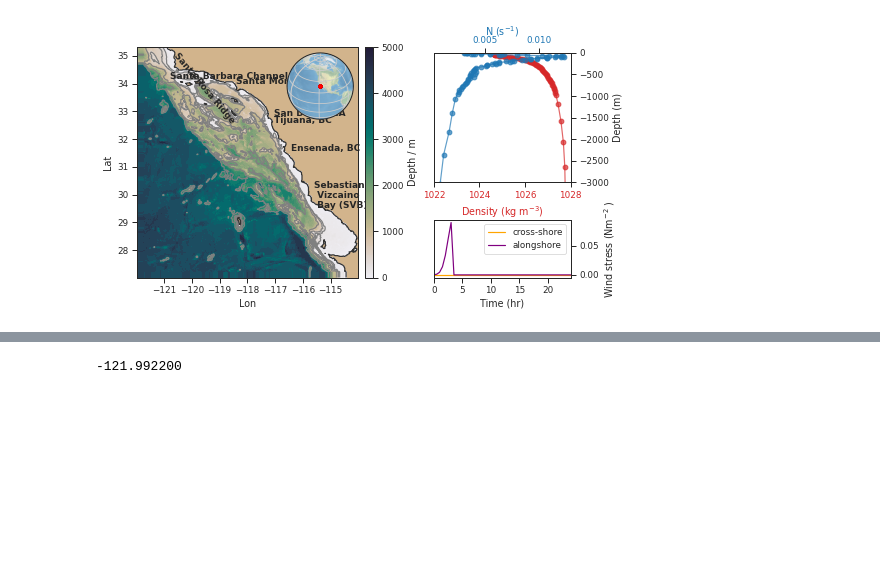
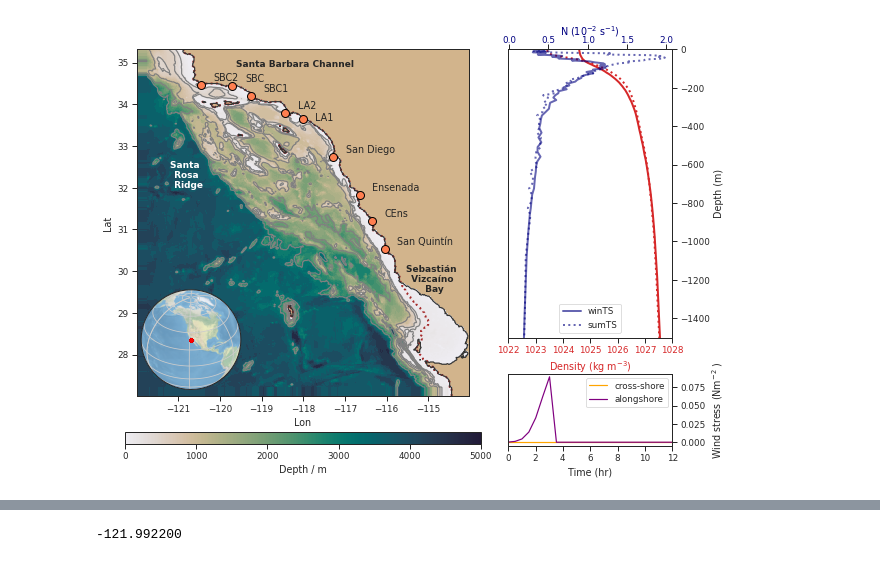
Before and after one commit to anakarinarm/notebooks_SVB, a Jupyter notebook: MITgcm/domain5/figures_paper/figure01.ipynb, the cells around one changed output, grey strips where cells are left out. Saved outputs shown, nothing was run; the diff lists cells and outputs as text; code cells hidden in the pictures; blank space fills up the shorter version.

```diff
--- a/MITgcm/domain5/figures_paper/figure01.ipynb
+++ b/MITgcm/domain5/figures_paper/figure01.ipynb
@@ -50,3 +67,8 @@ ds2 = open_mdsdataset(outdir2, prefix=['eta','dynVars'], levels=levels)
+# %%
+# Get coastline points
+df = pd.read_csv('../coastline_points_list.txt',names=['lon_ii','lat_jj'], header=1 )
+lon_ii = np.array(df.lon_ii[:])-np.ones_like(df.lon_ii)
+lat_jj = np.array(df.lat_jj[:])-np.ones_like(df.lat_jj)
 # %%
 nx = 512
 ny = 612
@@ -81,42 +103,53 @@ mask_depSVB = np.ma.getmask(dep_maskedSVB)
 # %%
 sns.set_style('ticks')
 sns.set_context('paper')
-fig = plt.figure(figsize=(7.6,4.0))
-ax = fig.add_axes([-0.1, 0.12, 0.7, 0.8])
+fig = plt.figure(figsize=(7.6,5.0))
+ax = fig.add_axes([-0.1, -0.15, 0.65, 1.25])
 ax.set_facecolor('tan')
 
 pc = ax.pcolormesh(lon,lat,dep_maskedSVB,
                   vmin=0, vmax=5000, cmap=cmo.cm.rain)
-cb = plt.colorbar(pc, ax=ax, label='Depth / m',pad=0.02,
-                  aspect=30)
+cb = plt.colorbar(pc, ax=ax, label='Depth / m',pad=0.08,
+                  aspect=30, orientation='horizontal')
 
 cn = ax.contour(lon,lat,dep_maskedSVB, colors=['0.5'],
                 levels=[250,500,1000,2000,3000])
 
+ax.contour(lon,lat,depth[:,:], levels=[0], colors='brown', linestyles=':', linewidths=2)
 ax.contour(lon,lat,depthSVB[:,:], levels=[0], colors='0.2')
 
-#cn2 = ax.contour(lon[300:],lat[50:200],dep_maskedSVB[50:200,300:], colors=['brown'],
-#                levels=[50,100,150])
 
 ax.set_xlabel('Lon')
 ax.set_ylabel('Lat')
 ax.set_aspect(1)
 
-ax.text(0.8,0.3,'Sebastian \n Vizcaino \n Bay (SVB)',fontsize=9, fontweight='bold',
+for kk, lab in zip([47,100,150,230,307,335,400,440,450],
+                   ['San Quintín','CEns' ,'Ensenada','San Diego','LA1','LA2','SBC1','SBC','SBC2']):
+    ii = int(lon_ii[kk])
+    jj = int(lat_jj[kk])
+
+    ax.plot(LON[0,ii],LAT[jj,0],'o',
+            markersize=8, color='coral', markeredgecolor='k')
+    if lab == 'LA1':
+        ax.text(LON[0,ii]+0.3,LAT[jj,0]-0.05, lab)
+    else:
+        ax.text(LON[0,ii]+0.3,LAT[jj,0]+0.1, lab)
+
+ax.text(0.89,0.3,'Sebastián \n Vizcaíno \n Bay',fontsize=9, fontweight='demibold',horizontalalignment='center',
         transform=ax.transAxes)
 #ax.text(0.78,0.41,'San Quintin, BC',fontsize=9, transform=ax.transAxes,fontweight='bold')
-ax.text(0.7,0.55,'Ensenada, BC',fontsize=9, transform=ax.transAxes,fontweight='bold')
-ax.text(0.62,0.67,'Tijuana, BC',fontsize=9, transform=ax.transAxes,fontweight='bold')
-ax.text(0.62,0.7,'San Diego, CA',fontsize=9, transform=ax.transAxes,fontweight='bold')
-ax.text(0.45,0.84,'Santa Monica, CA',fontsize=9, transform=ax.transAxes,fontweight='bold')
+#ax.text(0.7,0.55,'Ensenada, BC',fontsize=9, transform=ax.transAxes,fontweight='bold')
+#ax.text(0.62,0.67,'Tijuana, BC',fontsize=9, transform=ax.transAxes,fontweight='bold')
+#ax.text(0.62,0.7,'San Diego, CA',fontsize=9, transform=ax.transAxes,fontweight='bold')
+#ax.text(0.45,0.84,'Santa Monica, CA',fontsize=9, transform=ax.transAxes,fontweight='bold')
 #ax.text(0.51,0.8,'Long Beach, CA',fontsize=9, transform=ax.transAxes,fontweight='bold')
-ax.text(0.15,0.86,'Santa Barbara Channel',fontsize=9, transform=ax.transAxes,
-        fontweight='bold')
-ax.text(0.16,0.67,'Santa Rosa Ridge',fontsize=9, transform=ax.transAxes,
-        fontweight='bold',rotation=-50)
+ax.text(0.3,0.95,'Santa Barbara Channel',fontsize=9, transform=ax.transAxes,
+        fontweight='demibold')
+ax.text(0.15,0.6,'Santa \n Rosa \n Ridge',color='w',fontsize=9, transform=ax.transAxes,
+        fontweight='bold', horizontalalignment='center')
 
-# Plote globe
-axins = inset_axes(ax, width="30%", height="30%", loc= 'upper right',
+#---- Plot globe -------------------------
+axins = inset_axes(ax, width="30%", height="30%", loc= 'lower left',
                    axes_class=cartopy.mpl.geoaxes.GeoAxes,
                    axes_kwargs=dict(map_projection=cartopy.crs.Orthographic(central_latitude=32,
                                                                             central_longitude=-118)))
@@ -125,59 +158,52 @@ axins.add_feature(cartopy.feature.LAND, zorder=0, edgecolor='black')
 axins.gridlines()
 axins.stock_img()
 #axins.plot([lon[0]+360], [lat[0]],'ro', transform=cartopy.crs.Orthographic(-110, 35))
 #axins.plot([ lon[-1]+360], [lat[-1]],'ro', transform=cartopy.crs.Orthographic(-120, 35))
 axins.plot(lon, np.ones_like(lon)*27,'r.',transform=cartopy.crs.Orthographic(-118, 32))
 axins.plot(lon, np.ones_like(lon)*35.3,'r.',transform=cartopy.crs.Orthographic(-118, 32))
 
-# ----------------------------------------
-ax2 = fig.add_axes([0.62, 0.12, 0.25, 0.2])
+# ------------- N and rho ---------------------------
+ax2 = fig.add_axes([0.6, 0., 0.3, 0.2])
 tau_along, t = gaussian_windstress()
 ax2.plot(t,np.zeros_like(t), color='orange', label='cross-shore')
 ax2.plot(t,tau_along, color='purple', label='alongshore')
 ax2.set_xlabel('Time (hr)')
 ax2.set_ylabel(r'Wind stress (Nm$^{-2}$ )')
 ax2.yaxis.set_label_position("right")
-ax2.set_xlim([0,24])
+ax2.set_xlim([0,12])
 ax2.yaxis.tick_right()
 ax2.legend()
 
 
 pden_feb = sw.pden(ds.SALT[0,:,100,100].data,ds.THETA[0,:,100,100].data,-ds.Z.data)
 N2_feb,q,pave_feb  = sw.bfrq(ds.SALT[0,:,100,100].data,ds.THETA[0,:,100,100].data,-ds.Z.data)
 
-ax3 = fig.add_axes([0.62, 0.45, 0.25, 0.45])
+pden_aug = sw.pden(dsS.SALT[0,:,100,100].data,dsS.THETA[0,:,100,100].data,-dsS.Z.data)
+N2_aug,q,pave_aug  = sw.bfrq(dsS.SALT[0,:,100,100].data,dsS.THETA[0,:,100,100].data,-dsS.Z.data)
+
+ax3 = fig.add_axes([0.6, 0.3, 0.3, 0.8])
 color = 'tab:red'
 ax3.set_ylabel('Depth (m)')
 ax3.set_xlabel(r'Density (kg m$^{-3}$)',color=color)
-ax3.plot(pden_feb,ds.Z.data,'-o', color=color, label='FebTS', alpha=0.7)
+ax3.plot(pden_feb,ds.Z.data,'-', color=color, label='winTS', alpha=1, linewidth=2)
+ax3.plot(pden_aug,dsS.Z.data,':', color=color, label='sumTS', alpha=1, linewidth=2)
+
 ax3.tick_params(axis='x', labelcolor=color)
 ax3.set_ylim(-3000,0)
 ax3.set_xlim(1022, 1028)
 ax3.yaxis.tick_right()
 ax3.yaxis.set_label_position("right")
 ax4 = ax3.twiny()
-color = 'tab:blue'
-ax4.set_xlabel(r'N (s$^{-1}$)', color=color, labelpad=0.15)
-ax4.plot(np.sqrt(N2_feb),-pave_feb,'-o', color=color, label='feb', alpha=0.7)
-ax4.tick_params(axis='x', labelcolor=color)
-ax4.set_ylim(-3000,0)
-#pc2 = ax2.pcolormesh(lon,lat,dep_maskedSVB,
-#                     vmin=0, vmax=250, cmap=cmo.cm.deep)
-# cb2 = plt.colorbar(pc2,label='Depth / m', shrink=0.85, aspect=15,
-#                    extend='max', orientation='horizontal')
-# cn2 = ax2.contour(lon,lat,dep_maskedSVB, colors=['0.2'],
-#                    levels=[50,100,150,200,])
-# ax2.contour(lon,lat,depthSVB[:,:], levels=[0], colors='0.2')
-# ax2.set_xlim(-115.5, -114)
-# ax2.set_ylim(27.5,29.7)
-
-# ax2.set_xlabel('Lon')
-# ax2.set_ylabel('Lat')
-#ax2.set_aspect(1)
-
-plt.savefig('figure1.pdf')
+color = 'navy'
+ax4.set_xlabel(r'N (10$^{-2}$ s$^{-1}$)', color=color, labelpad=0.5)
+ax4.plot(100*np.sqrt(N2_feb),-pave_feb,'-', color=color, label='winTS', alpha=0.6, linewidth=2)
+ax4.plot(100*np.sqrt(N2_aug),-pave_aug,':', color=color, label='sumTS', alpha=0.6, linewidth=2)
+ax4.tick_params(axis='x', labelcolor=color, pad=0)
+ax4.set_ylim(-1500,0)
+ax4.legend(loc=8)
+plt.savefig('figure1.png', dpi=500, bbox_inches='tight')
 # %% [output]
-[figure, old version]
+[figure, new version]
 # %%
 sns.set_style('ticks')
 sns.set_context('talk')
```
Also changed, not shown: parts of 6 cells of this notebook, 14 other files.
